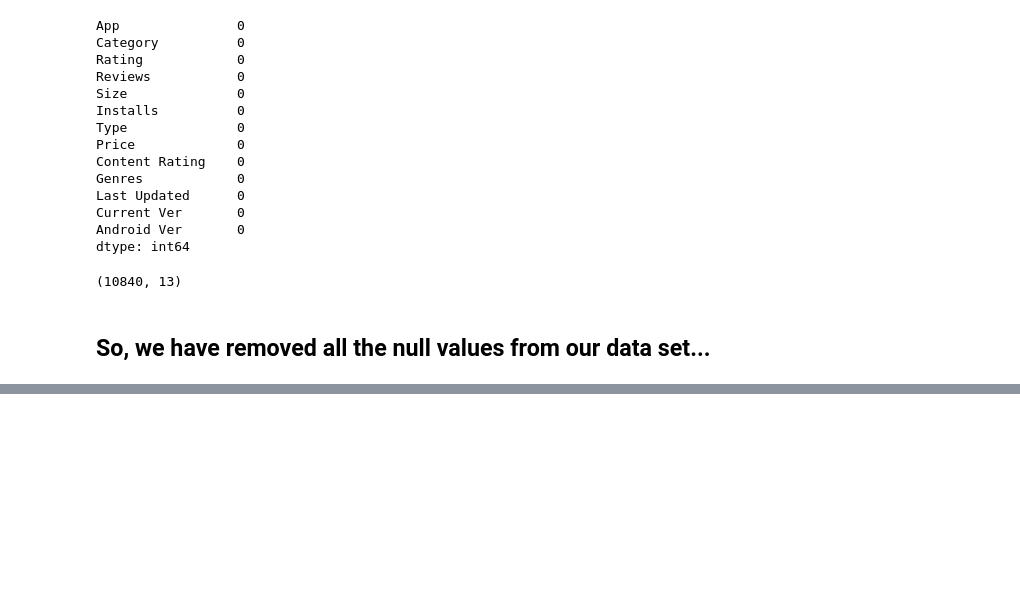
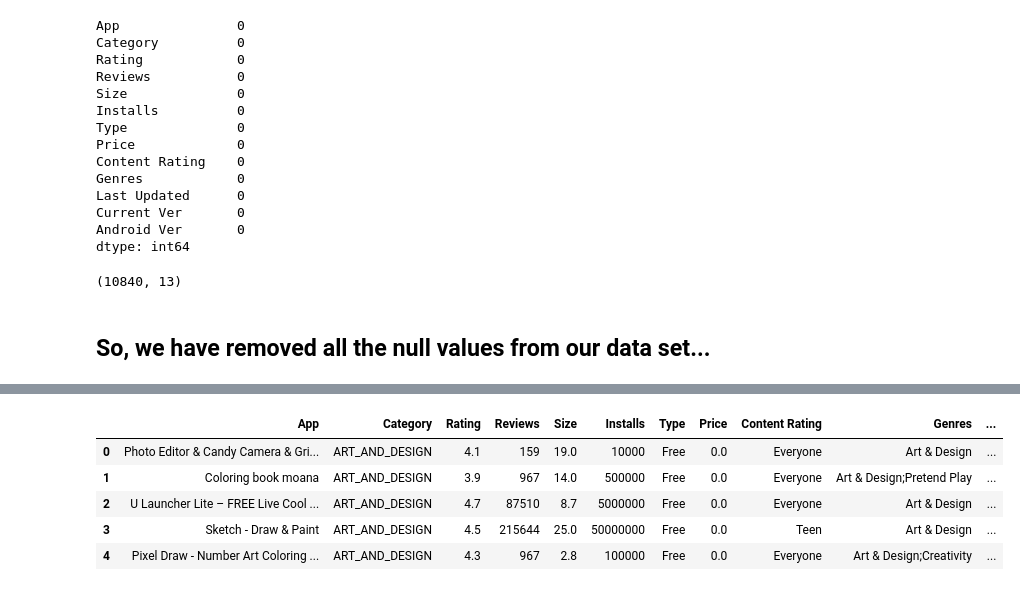
Before and after one commit to RanojoyBiswas/Play-Store-App-Review-Analysis-, a Jupyter notebook: Play_Store_App_Review_Analysis_Capstone_Project.ipynb, the cells around one changed output, grey strips where cells are left out. Drawn from its saved outputs; the diff is of its cells as text; code cells hidden in the pictures; blank space fills up the shorter version.

```diff
--- a/Play_Store_App_Review_Analysis_Capstone_Project.ipynb
+++ b/Play_Store_App_Review_Analysis_Capstone_Project.ipynb
@@ -277,0 +314,5 @@ playstore_df.shape
+# %%
+# applying lambda function to replace '$' with nothing, and then convert str to numerical
+playstore_df['Price'] = playstore_df['Price'].apply(lambda x: str(x).replace('$', '') if '$' in str(x) else str(x))
+
+playstore_df['Price'] = playstore_df['Price'].apply(lambda x: float(x))
@@ -277,0 +321,2 @@ playstore_df.shape
+# %%
+playstore_df['Reviews'] = pd.to_numeric(playstore_df['Reviews'],errors='coerce')
@@ -277,0 +326,7 @@ playstore_df.shape
+# %%
+# getting rid of '+' and ',' in Installs column and converting them to numeric values
+playstore_df['Installs'] = playstore_df['Installs'].apply(lambda x: str(x).replace('+', '') if '+' in str(x) else str(x))
+
+playstore_df['Installs'] = playstore_df['Installs'].apply(lambda x: str(x).replace(',', '') if ',' in str(x) else str(x))
+
+playstore_df['Installs'] = pd.to_numeric(playstore_df['Installs'],errors='coerce')
@@ -277,0 +358,6 @@ playstore_df.shape
+# %%
+# converting Size column to numeric data type
+playstore_df['Size'] = playstore_df['Size'].apply(lambda x: str(x).replace('Varies with device', 'NaN') if 'Varies with device' in str(x) else x)
+playstore_df['Size'] = playstore_df['Size'].apply(lambda x: str(x).replace('M', '') if 'M' in str(x) else x)
+playstore_df['Size'] = playstore_df['Size'].apply(lambda x: float(str(x).replace('k', '')) / 1000 if 'k' in str(x) else x)
+playstore_df['Size'] = playstore_df['Size'].apply(lambda x: float(x))
@@ -277,0 +383,10 @@ playstore_df.shape
+# %%
+# checking the dataframe now
+playstore_df.head()
+# %% [output]
+|  | App | Category | Rating | Reviews | Size | Installs | Type | Price | Content Rating | Genres | ... |
+| 0 | Photo Editor & Candy Camera & Gri... | ART_AND_DESIGN | 4.1 | 159 | 19.0 | 10000 | Free | 0.0 | Everyone | Art & Design | ... |
+| 1 | Coloring book moana | ART_AND_DESIGN | 3.9 | 967 | 14.0 | 500000 | Free | 0.0 | Everyone | Art & Design;Pretend Play | ... |
+| 2 | U Launcher Lite – FREE Live Cool ... | ART_AND_DESIGN | 4.7 | 87510 | 8.7 | 5000000 | Free | 0.0 | Everyone | Art & Design | ... |
+| 3 | Sketch - Draw & Paint | ART_AND_DESIGN | 4.5 | 215644 | 25.0 | 50000000 | Free | 0.0 | Teen | Art & Design | ... |
+| 4 | Pixel Draw - Number Art Coloring ... | ART_AND_DESIGN | 4.3 | 967 | 2.8 | 100000 | Free | 0.0 | Everyone | Art & Design;Creativity | ... |
```
Also changed, not shown: parts of 17 cells of this notebook.
